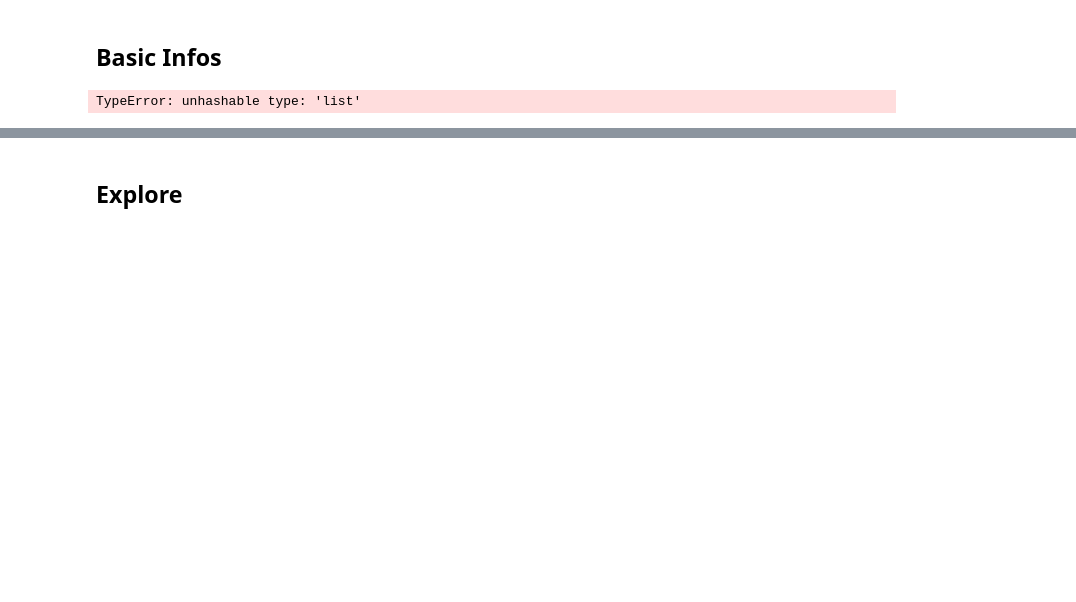
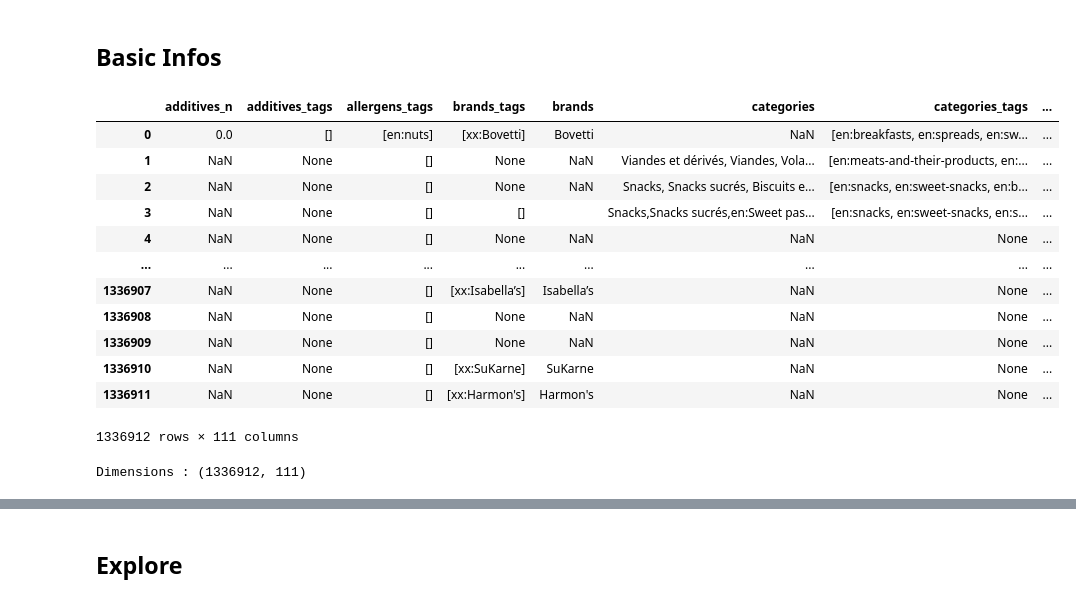
Before and after one commit to SDMM27/NutriScope, a Jupyter notebook: notebooks/first_notebook.ipynb, the cells around one changed output, grey strips where cells are left out. Saved outputs shown, nothing was run; the diff lists cells and outputs as text; code cells hidden in the pictures; blank space fills up the shorter version.

```diff
--- a/notebooks/first_notebook.ipynb
+++ b/notebooks/first_notebook.ipynb
@@ -15,13 +21,29 @@ import numpy as np
 # %%
 #chargement
 #Le dump complet fait plusieurs gigaoctets : filtrer à la source (colonnes, pays) fait partie de l'exercice.
 # Prévoir du réseau et de la patience — c'est la première vraie contrainte du projet.
 # https://pandas.pydata.org/docs/reference/api/pandas.read_parquet.html
+food_df = pd.read_parquet("../data/food.parquet", engine="pyarrow", filters=[("lang", "==", "fr")])
 
-parquet = pd.read_parquet("../data/food.parquet", filters={["lang" == "fr"]})
+display(food_df)
 # %% [output]
+|  | additives_n | additives_tags | allergens_tags | brands_tags | brands | categories | categories_tags | ... |
+| 0 | 0.0 | [] | [en:nuts] | [xx:Bovetti] | Bovetti | NaN | [en:breakfasts, en:spreads, en:sw... | ... |
+| 1 | NaN | None | [] | None | NaN | Viandes et dérivés, Viandes, Vola... | [en:meats-and-their-products, en:... | ... |
+| 2 | NaN | None | [] | None | NaN | Snacks, Snacks sucrés, Biscuits e... | [en:snacks, en:sweet-snacks, en:b... | ... |
+| 3 | NaN | None | [] | [] |  | Snacks,Snacks sucrés,en:Sweet pas... | [en:snacks, en:sweet-snacks, en:s... | ... |
+| 4 | NaN | None | [] | None | NaN | NaN | None | ... |
+| ... | ... | ... | ... | ... | ... | ... | ... | ... |
+| 1336907 | NaN | None | [] | [xx:Isabella’s] | Isabella’s | NaN | None | ... |
+| 1336908 | NaN | None | [] | None | NaN | NaN | None | ... |
+| 1336909 | NaN | None | [] | None | NaN | NaN | None | ... |
+| 1336910 | NaN | None | [] | [xx:SuKarne] | SuKarne | NaN | None | ... |
+| 1336911 | NaN | None | [] | [xx:Harmon's] | Harmon's | NaN | None | ... |
-TypeError: unhashable type: 'list'
+1336912 rows × 111 columns
 # %%
 #dimensions
+print(f"Dimensions : {food_df.shape}")
+# %% [output]
+Dimensions : (1336912, 111)
 # %%
 #types
```
Also changed, not shown: parts of 9 cells of this notebook.
